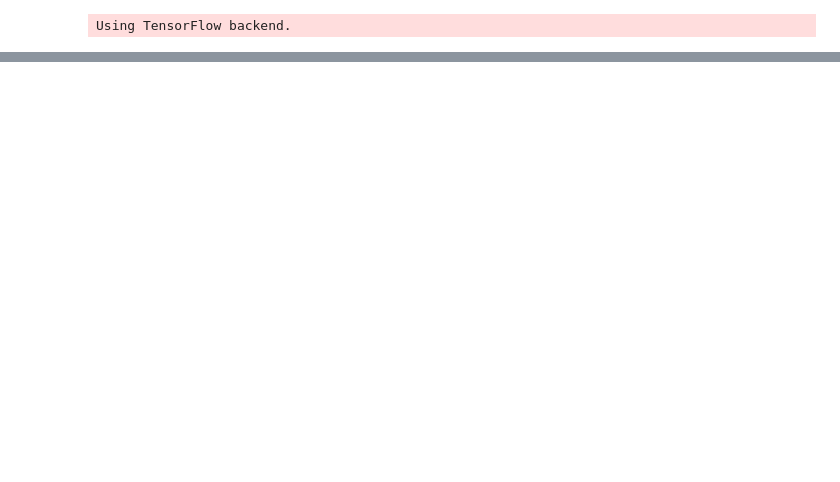
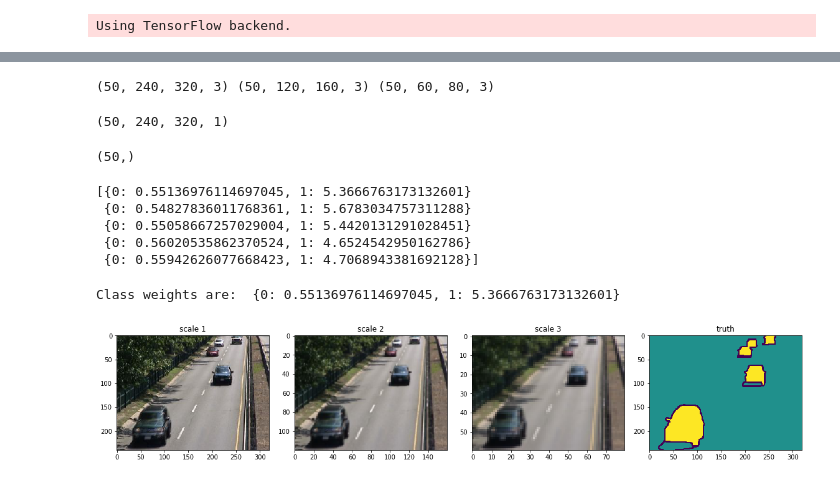
Before and after one commit to zengzhi2015/FgSegNet, a Jupyter notebook: FgSegNet/Notebook_based_debugging.ipynb, the cells around one changed output, grey strips where cells are left out. Drawn from its saved outputs; the diff is of its cells as text; code cells hidden in the pictures; blank space fills up the shorter version.

```diff
--- a/FgSegNet/Notebook_based_debugging.ipynb
+++ b/FgSegNet/Notebook_based_debugging.ipynb
@@ -446,0 +452,22 @@ def generateData(train_dir, dataset_dir, scene):
+# %%
+train_dir = "E:\\Python Workspace\\FgSegNet\\FgSegNet_dataset2014\\baseline\\highway50\\"
+dataset_dir = "E:\\Python Workspace\\FgSegNet\\CDnet2014_dataset\\baseline\\highway\\input\\"
+[scale1, scale2, scale3, Y, cls_weight_list] = generateData(train_dir, dataset_dir)
+# %% [output]
+(50, 240, 320, 3) (50, 120, 160, 3) (50, 60, 80, 3)
+# %%
+print(Y.shape)
+# %% [output]
+(50, 240, 320, 1)
+# %%
+print(cls_weight_list.shape)
+# %% [output]
+(50,)
+# %%
+print(cls_weight_list[0:5])
+# %% [output]
+[{0: 0.55136976114697045, 1: 5.3666763173132601}
+ {0: 0.54827836011768361, 1: 5.6783034757311288}
+ {0: 0.55058667257029004, 1: 5.4420131291028451}
+ {0: 0.56020535862370524, 1: 4.6524542950162786}
+ {0: 0.55942626077668423, 1: 4.7068943381692128}]
@@ -446,0 +476,20 @@ def generateData(train_dir, dataset_dir, scene):
+# %%
+fig = plt.figure(figsize=(16,5))
+
+fig.add_subplot(1,4,1)
+plt.title('scale 1')
+plt.imshow(scale1[0])
+fig.add_subplot(1,4,2)
+plt.title('scale 2')
+plt.imshow(scale2[0])
+fig.add_subplot(1,4,3)
+plt.title('scale 3')
+plt.imshow(scale3[0])
+fig.add_subplot(1,4,4)
+plt.title('truth')
+plt.imshow(Y[0,:,:,0])
+fig.tight_layout()
+print('Class weights are: ',cls_weight_list[0])
+# %% [output]
+Class weights are:  {0: 0.55136976114697045, 1: 5.3666763173132601}
+[figure, added]
```
Also changed, not shown: parts of 4 cells of this notebook.
